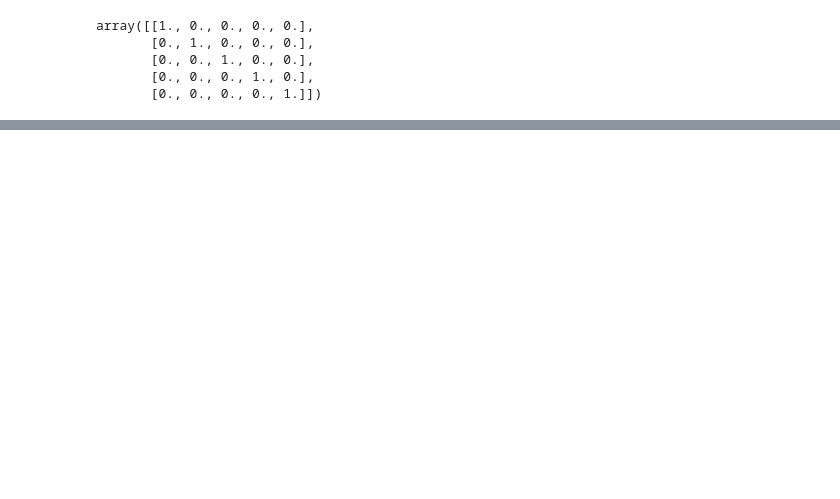
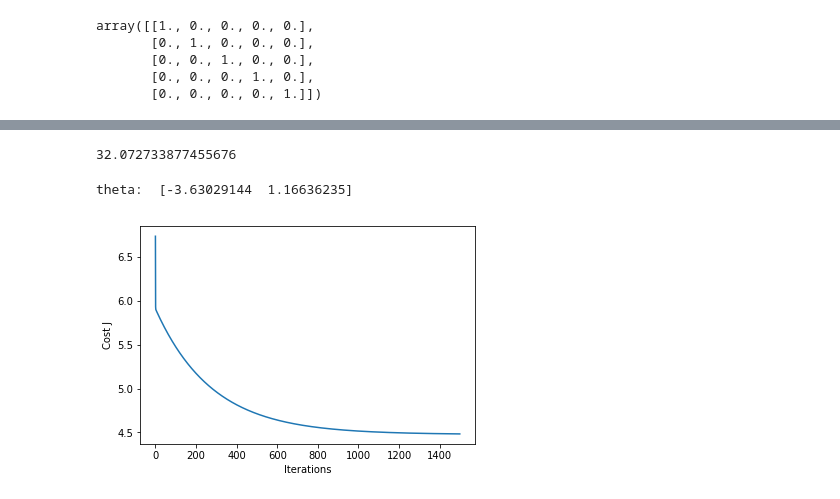
Before and after one commit to kyw860913/Coursera_ML, a Jupyter notebook: ex1.ipynb, the cells around one changed output, grey strips where cells are left out. Drawn from its saved outputs; the diff is of its cells as text; code cells hidden in the pictures; blank space fills up the shorter version.

```diff
--- a/ex1.ipynb
+++ b/ex1.ipynb
@@ -15,7 +15,7 @@ array([[1., 0., 0., 0., 0.],
        [0., 0., 0., 1., 0.],
        [0., 0., 0., 0., 1.]])
 # %%
-data = np.loadtxt('data/ex1data1.txt', delimiter=',')
+data = np.loadtxt('data\ex1data1.txt', delimiter=',')
 
 X = np.c_[np.ones(data.shape[0]),data[:,0]]
 y = np.c_[data[:,1]]
@@ -30,0 +29,35 @@ NameError: name 'X' is not defined
+# %%
+def computeCost(X, y, theta=[[0],[0]]):
+    m = y.size
+    J = 0
+
+    h = X.dot(theta)
+
+    J = 1/(2*m)*np.sum(np.square(h-y))
+
+    return(J)
+# %%
+computeCost(X,y)
+# %% [output]
+32.072733877455676
+# %%
+def gradientDescent(X, y, theta=[[0],[0]], alpha=0.01, num_iters=1500):
+    m = y.size
+    J_history = np.zeros(num_iters)
+
+    for iter in np.arange(num_iters):
+        h = X.dot(theta)
+        theta = theta - alpha*(1/m)*(X.T.dot(h-y))
+        J_history[iter] = computeCost(X, y, theta)
+    return(theta, J_history)
+# %%
+# theta for minimized cost J
+theta , Cost_J = gradientDescent(X, y)
+print('theta: ',theta.ravel())
+
+plt.plot(Cost_J)
+plt.ylabel('Cost J')
+plt.xlabel('Iterations');
+# %% [output]
+theta:  [-3.63029144  1.16636235]
+[figure, added]
```
Also changed, not shown: parts of 5 cells of this notebook.
